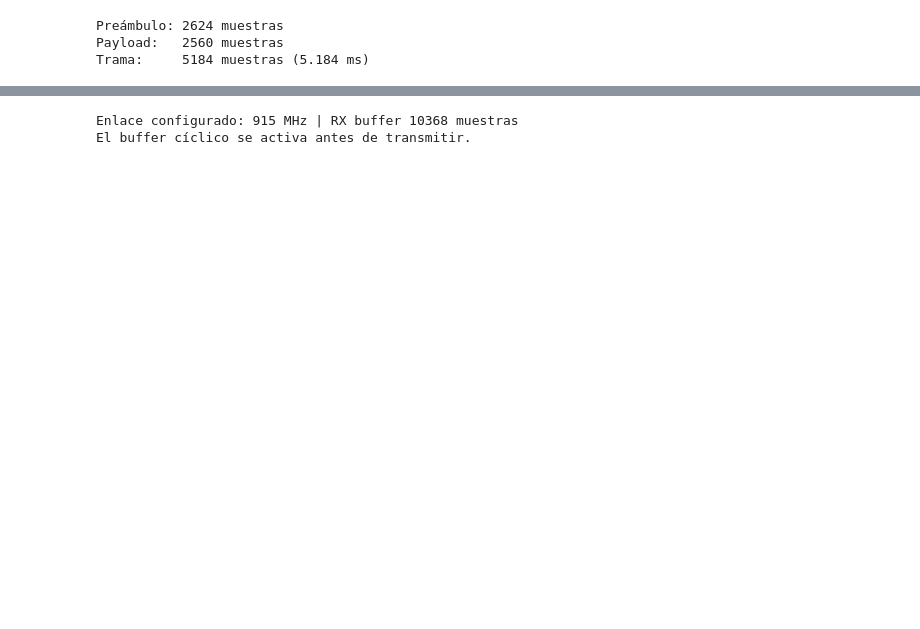
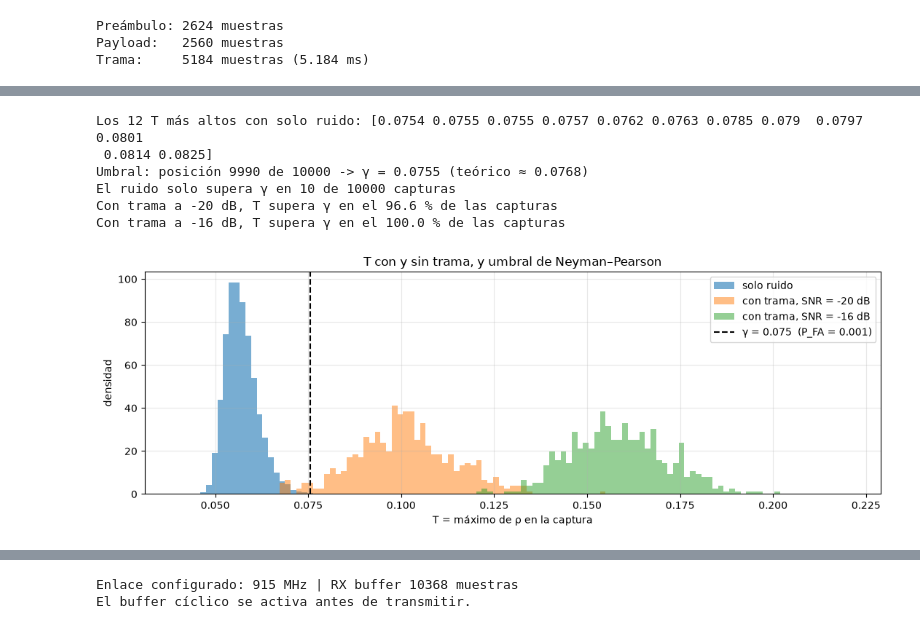
Before and after one commit to vicartu26/Testigos_de_Vangelista, a Jupyter notebook: tp_final_sdr.ipynb, the cells around one changed output, grey strips where cells are left out. Cells and saved outputs as stored; diff of their text form; code cells hidden in the pictures; blank space fills up the shorter version.

```diff
--- a/tp_final_sdr.ipynb
+++ b/tp_final_sdr.ipynb
@@ -35,14 +72,14 @@ cuarto_down = True              # último 1/4 de down-chirp
 n_simbolos = 10                 # símbolos del payload
 
 tramas_en_buffer = 2            # tramas por captura del receptor
-NFLAT = 50000                   # tramas por punto del canal FLAT
-NSELECTIVE = 50000              # tramas por punto del canal selectivo
-snr_fer_db = np.arange(-12, 0, 1)   # SNR = Eb/N0 [dB], de -12 a -1
+P_FA = 1e-3                     # falsas alarmas aceptadas por el detector en el tiempo
+n_capturas_fer = 50_000         # capturas por punto de SNR en la FER simulada
+snr_fer_db = np.arange(-24, -3, 2)   # SNR = 10*log10(Ps/Pn) por muestra [dB]
 semilla = 2024
 
 print(f"SF = {SF} | M = {M} | B = {B/1e6:.3f} MHz | fc = {fc/1e6:.0f} MHz")
 print(f"Símbolo = {Ts*1e6:.1f} µs | Preámbulo = {(n_up + n_down)*M + (M//4 if cuarto_down else 0)} muestras")
-print(f"FER: NFLAT = {NFLAT} | NSELECTIVE = {NSELECTIVE} tramas por punto")
+print(f"Detección: P_FA = {P_FA:g} | FER: {n_capturas_fer} capturas por punto, SNR de {snr_fer_db[0]} a {snr_fer_db[-1]} dB")
 # %% [output]
 SF = 8 | M = 256 | B = 1.000 MHz | fc = 915 MHz
 Símbolo = 256.0 µs | Preámbulo = 2624 muestras
@@ -334,0 +418,43 @@ El receptor no sabe en qué momento empieza cada trama, así que la busca compar
+# %%
+# DETECCIÓN — 3. Umbral del detector en el tiempo (Neyman-Pearson)
+n_ruido = 10_000                    # capturas de solo ruido
+
+generador_umbral = np.random.default_rng(semilla + 10)
+T_ruido = np.array([detector_tiempo(generar_captura(0, generador_umbral, con_trama=False)[0], 1.0)[1]
+                    for _ in range(n_ruido)])
+T_ordenado = np.sort(T_ruido)                           # de menor a mayor
+n_por_encima = int(round(P_FA * n_ruido))               # 1/1000 de 10 000 = 10 capturas
+gamma = float(T_ordenado[n_ruido - n_por_encima - 1])   # posición 9990 (Python cuenta desde 0)
+gamma_teorico = np.sqrt(np.log(L / P_FA) / P)
+print(f"Los 12 T más altos con solo ruido: {np.round(T_ordenado[-12:], 4)}")
+print(f"Umbral: posición {n_ruido - n_por_encima} de {n_ruido} -> γ = {gamma:.4f} "
+      f"(teórico ≈ {gamma_teorico:.4f})")
+print(f"El ruido solo supera γ en {np.sum(T_ruido > gamma)} de {n_ruido} capturas")
+
+T_trama = {}
+for snr in (-20, -16):
+    g = np.random.default_rng(semilla + 20 + snr)
+    T_trama[snr] = np.array([detector_tiempo(generar_captura(snr, g)[0], 1.0)[1] for _ in range(500)])
+    print(f"Con trama a {snr} dB, T supera γ en el {np.mean(T_trama[snr] >= gamma) * 100:.1f} % de las capturas")
+
+plt.figure(figsize=(11, 4))
+bordes = np.linspace(0.04, 0.22, 120)
+plt.hist(T_ruido, bordes, density=True, alpha=0.6, label="solo ruido")
+for snr, valores in T_trama.items():
+    plt.hist(valores, bordes, density=True, alpha=0.5, label=f"con trama, SNR = {snr} dB")
+plt.axvline(gamma, color="k", linestyle="--", label=f"γ = {gamma:.3f}  (P_FA = {P_FA:g})")
+plt.xlabel("T = máximo de ρ en la captura")
+plt.ylabel("densidad")
+plt.title("T con y sin trama, y umbral de Neyman–Pearson")
+plt.legend()
+plt.grid(alpha=0.3)
+plt.tight_layout()
+plt.show()
+# %% [output]
+Los 12 T más altos con solo ruido: [0.0754 0.0755 0.0755 0.0757 0.0762 0.0763 0.0785 0.079  0.0797 0.0801
+ 0.0814 0.0825]
+Umbral: posición 9990 de 10000 -> γ = 0.0755 (teórico ≈ 0.0768)
+El ruido solo supera γ en 10 de 10000 capturas
+Con trama a -20 dB, T supera γ en el 96.6 % de las capturas
+Con trama a -16 dB, T supera γ en el 100.0 % de las capturas
+[figure, added]
```
Also changed, not shown: parts of 48 cells of this notebook.
